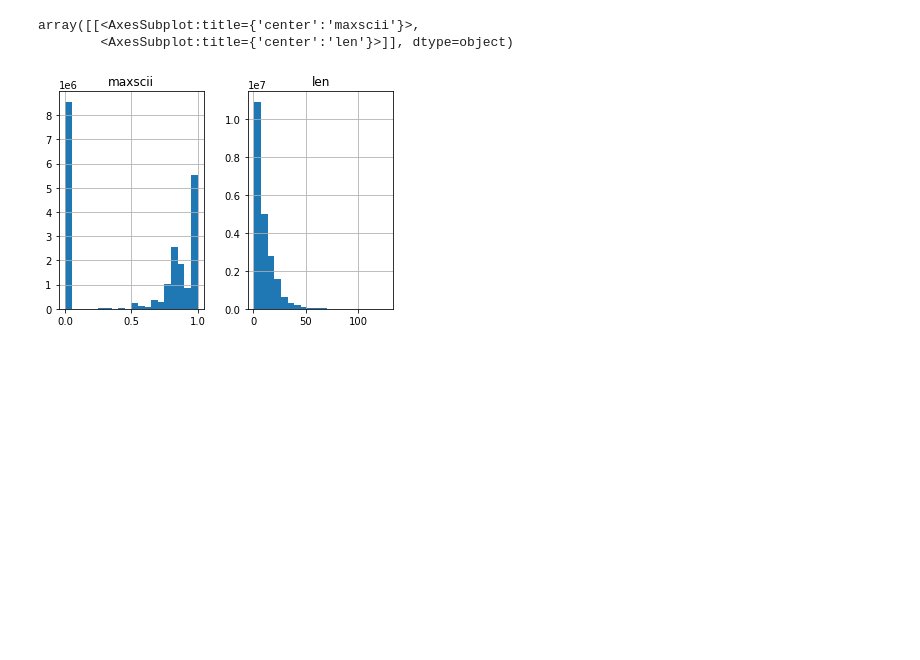
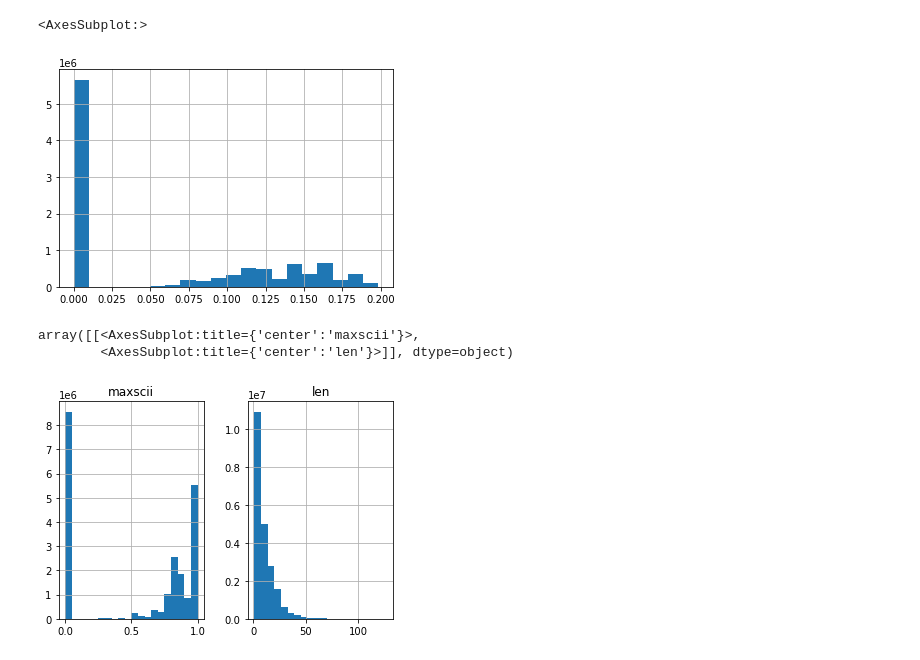
Before and after one commit to HiPatil/DL_STFU, a Jupyter notebook: kaggle_data_cleaning.ipynb, the cells around one changed output. Cells and saved outputs as stored; diff of their text form; code cells hidden in the pictures; blank space fills up the shorter version.

```diff
--- a/kaggle_data_cleaning.ipynb
+++ b/kaggle_data_cleaning.ipynb
@@ -34,3 +75,8 @@ data['len'] = data.apply(lambda x : len(str(x['text'])), axis =1)
+# %%
+data.loc[data['maxscii'] > 0.8]['space_ratio'].hist(bins=20)
+# %% [output]
+<AxesSubplot:>
+[figure, added]
 # %%
 data[['maxscii','len']].hist(bins = 20) ## looks like above 0.8 will do nice
 # %% [output]
```
Also changed, not shown: parts of 14 cells of this notebook.
